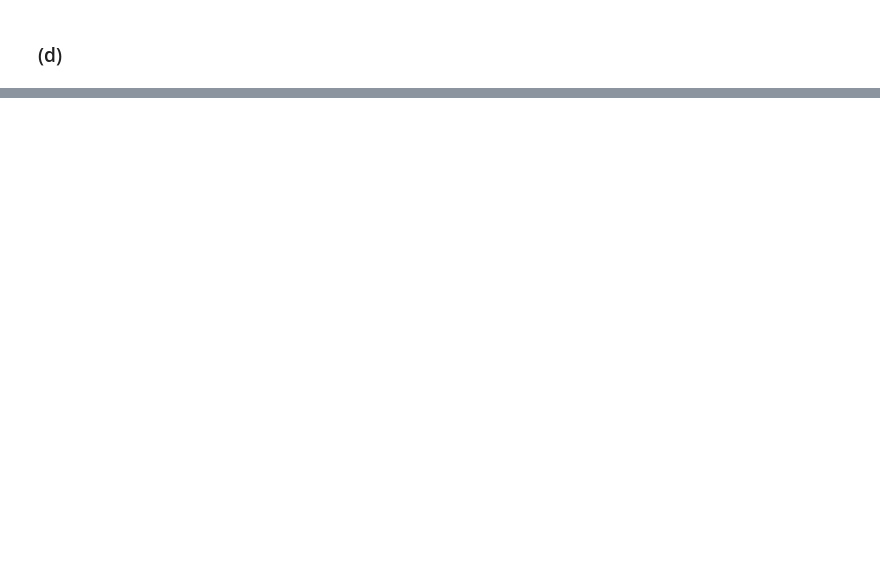
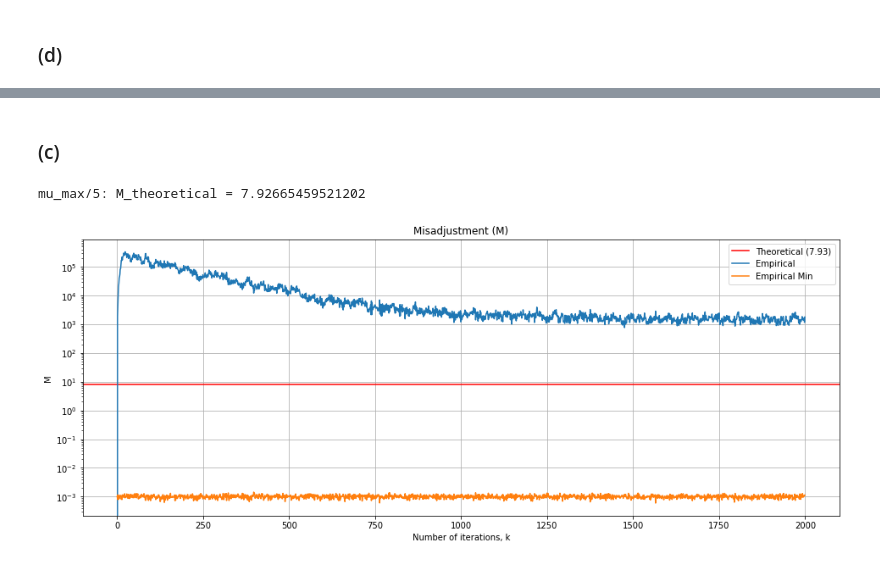
Before and after one commit to guedes-joaofelipe/adaptive-filtering, a Jupyter notebook: Notebooks/exercises_chap4.ipynb, the cells around one changed output, grey strips where cells are left out. Saved outputs shown, nothing was run; the diff lists cells and outputs as text; code cells hidden in the pictures; blank space fills up the shorter version.

```diff
--- a/Notebooks/exercises_chap4.ipynb
+++ b/Notebooks/exercises_chap4.ipynb
@@ -180,0 +298,25 @@ if output_filepath is not None:
+# %%
+%time
+n_ensembles = 50   # number of realizations within the ensemble
+K = 2000
+W = np.ones([n_ensembles, K+1, N])
+MSE = np.zeros([n_ensembles, K]) # MSE vector for each realization
+MSE_min = np.zeros([n_ensembles,K]) # Minimum MSE for each realization
+MSE_exc = np.zeros([n_ensembles,K])
+frac = 5
+mu = mu_max/frac
+
+for ensemble in np.arange(n_ensembles):
+    model, n, x = run_problem_8(K, mu, model=model_name)
+
+    W[ensemble] = np.real(model.coef_vector)
+    MSE[ensemble] = MSE[ensemble] + np.real(np.absolute(model.error_vector)**2)
+    MSE_min[ensemble] = np.abs(n)**2
+    MSE_exc[ensemble] = MSE[ensemble]-MSE_min[ensemble]
+
+W_av = np.sum(W, axis=0)/n_ensembles
+MSE_av = sum(MSE, 2)/n_ensembles
+MSEmin_av = np.sum(MSE_min, axis=0)/n_ensembles
+MSEexc_av = np.sum(MSE_exc, axis=0)/n_ensembles
+# Generating plots
+generate_learning_plots(K, N, MSE_av, MSEmin_av, W_av, None, output_filepath=output_filepath, algorithm='{}_muMax{}'.format(model_name, factor))
@@ -180,0 +328,20 @@ if output_filepath is not None:
+# %% [markdown]
+### (c)
+# %%
+M = lambda mu: mu*np.sqrt(np.pi/(2*mse_min_estimate))*np.trace(R)
+m_theoretical = M(mu)
+print ('mu_max/{}: M_theoretical = {}'.format(frac, M(mu)))
+fig, ax = plt.subplots(ncols=1, nrows=1, figsize=(16,6))
+ax.axhline(m_theoretical, c='red', label='Theoretical ({:.02f})'.format(m_theoretical))
+ax.plot(np.divide(MSEexc_av,MSEmin_av), label='Empirical')
+ax.plot(MSEmin_av, label='Empirical Min')
+ax.grid(True)
+ax.set_title('Misadjustment (M)'), ax.set_xlabel('Number of iterations, k'), ax.set_ylabel('M')
+ax.legend()
+ax.set_yscale('log')
+
+if output_filepath is not None:
+    fig.savefig(output_filepath + 'c_misadjustment_mu'+str(factor)+'.jpg', bbox_inches = 'tight')
+# %% [output]
+mu_max/5: M_theoretical = 7.92665459521202
+[figure, added]
```
Also changed, not shown: parts of 17 cells of this notebook, 13 other files.
